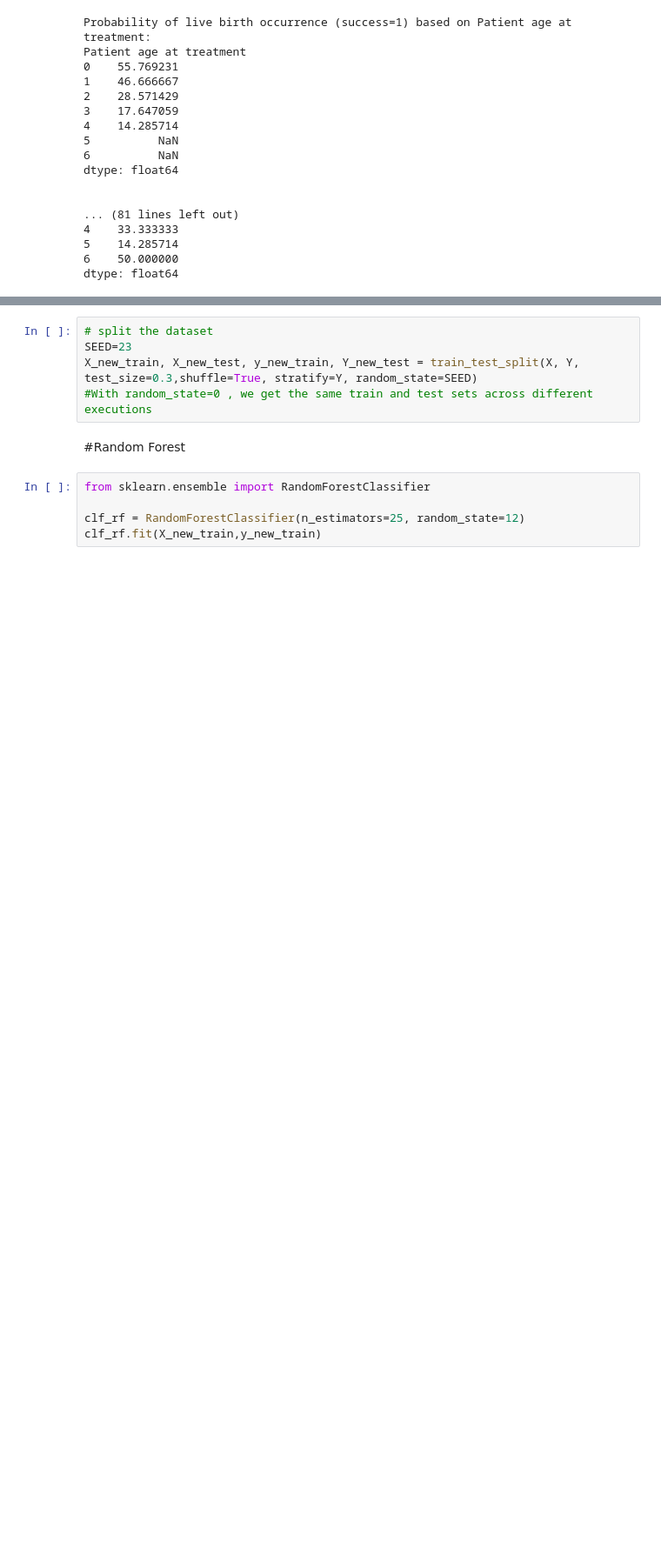
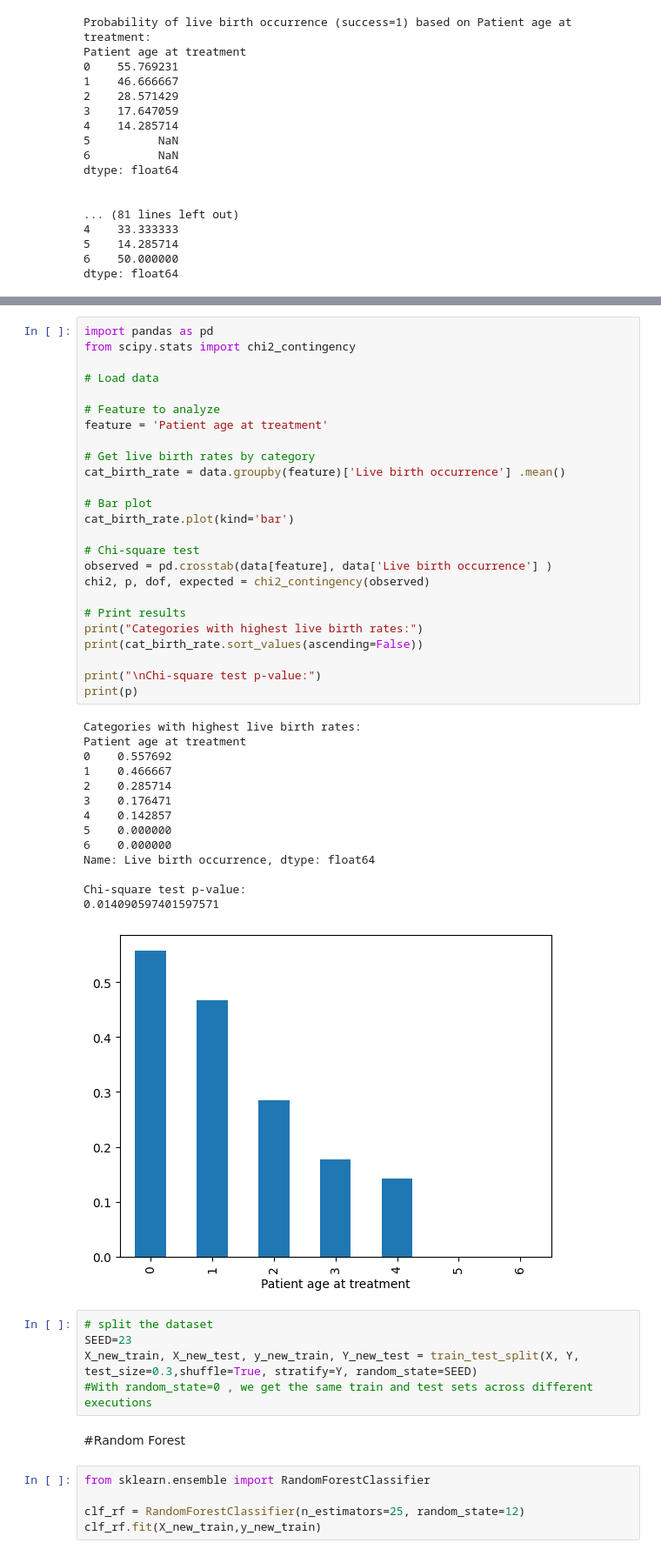
Before and after one commit to benamaranermine/predict-live-birth-occurrence-before-in-vitro-fertilization-treatment, a Jupyter notebook: test_pretrainedmodels(gaia).ipynb, the cells around one changed output, grey strips where cells are left out. Shown: that part at 87% size. Saved outputs shown, nothing was run; the diff lists cells and outputs as text; blank space fills up the shorter version.

```diff
--- a/test_pretrainedmodels(gaia).ipynb
+++ b/test_pretrainedmodels(gaia).ipynb
@@ -563,3 +593,43 @@ dtype: float64
+# %%
+import pandas as pd
+from scipy.stats import chi2_contingency
+
+# Load data
+
+# Feature to analyze
+feature = 'Patient age at treatment'
+
+# Get live birth rates by category
+cat_birth_rate = data.groupby(feature)['Live birth occurrence'] .mean()
+
+# Bar plot
+cat_birth_rate.plot(kind='bar')
+
+# Chi-square test
+observed = pd.crosstab(data[feature], data['Live birth occurrence'] )
+chi2, p, dof, expected = chi2_contingency(observed)
+
+# Print results
+print("Categories with highest live birth rates:")
+print(cat_birth_rate.sort_values(ascending=False))
+
+print("\nChi-square test p-value:")
+print(p)
+# %% [output]
+Categories with highest live birth rates:
+Patient age at treatment
+0    0.557692
+1    0.466667
+2    0.285714
+3    0.176471
+4    0.142857
+5    0.000000
+6    0.000000
+Name: Live birth occurrence, dtype: float64
+
+Chi-square test p-value:
+0.014090597401597571
+[figure, added]
 # %%
 # split the dataset
 SEED=23
```
Also changed, not shown: parts of 13 cells of this notebook.
